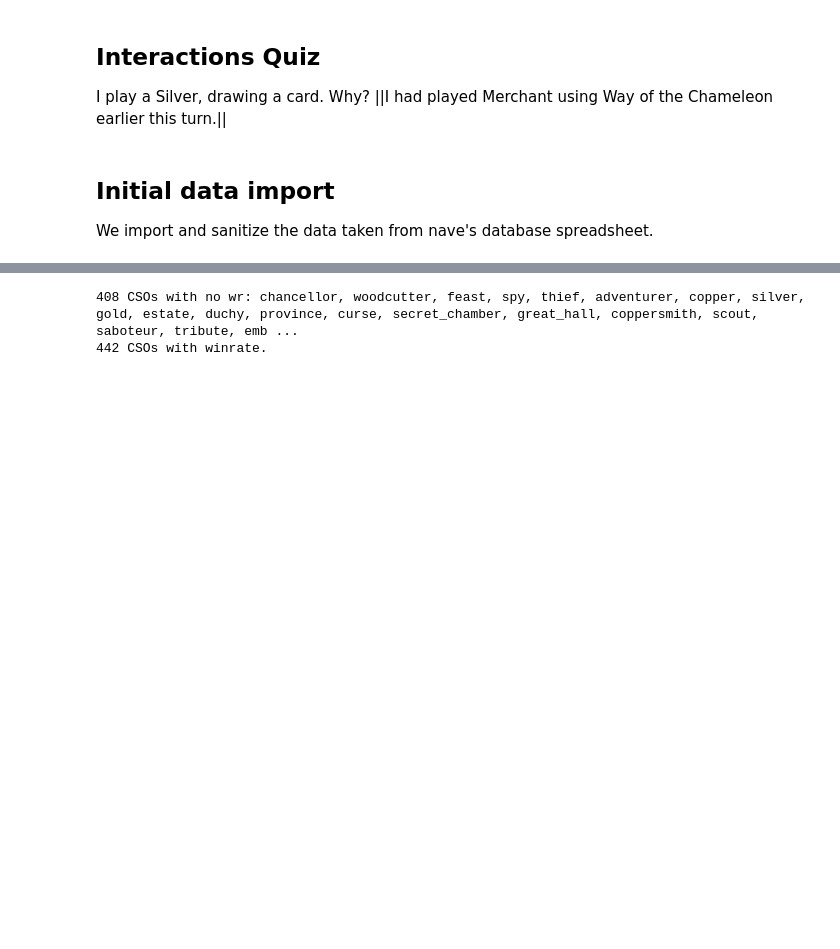
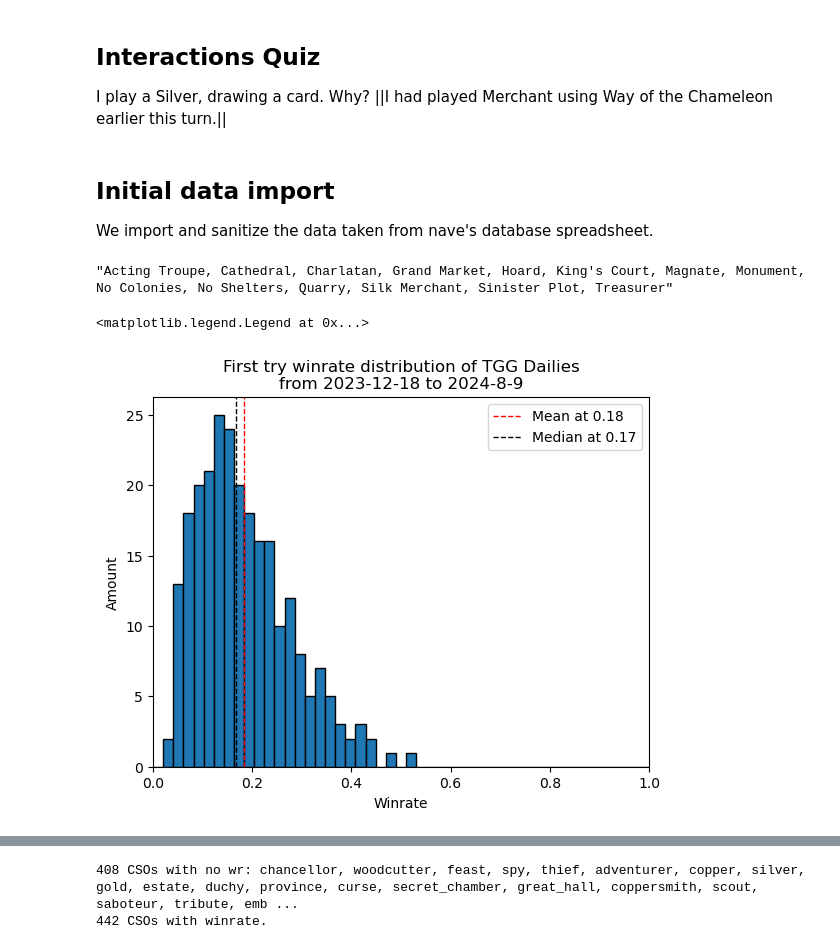
Before and after one commit to Fabian-Balzer/Randomkingdominion, a Jupyter notebook: scripts/analyse_interactions.ipynb, the cells around one changed output, grey strips where cells are left out. Saved outputs shown, nothing was run; the diff lists cells and outputs as text; code cells hidden in the pictures; blank space fills up the shorter version.

Commit message:
Added a few interactions and updated Dailies.

```diff
--- a/scripts/analyse_interactions.ipynb
+++ b/scripts/analyse_interactions.ipynb
@@ -113,4 +119,38 @@ We import and sanitize the data taken from nave's database spreadsheet.
 # %%
 man = rk.KingdomManager()
 man.load_tgg_dailies()
-man.dataframe_repr
+man.load_qualities()
+df = man.dataframe_repr
+# %%
+man.get_kingdom_by_name("2024-1-4").get_dombot_csv_string()
+# %% [output]
+"Acting Troupe, Cathedral, Charlatan, Grand Market, Hoard, King's Court, Magnate, Monument, No Colonies, No Shelters, Quarry, Silk Merchant, Sinister Plot, Treasurer"
+# %%
+def get_engine_quality(qualities: dict[str, int]) -> int:
+    total_qual = 0
+    important_quals = ["village", "draw", "thinning", "gain"]
+    if all([qualities[q] > 0 for q in important_quals]):
+        total_qual += 1
+    if all([qualities[q] > 1 for q in important_quals]):
+        total_qual += 1
+    if all([qualities[q] > 2 for q in important_quals]):
+        total_qual += 1
+    return total_qual
+df["engine_quality"] = df["qualities"].apply(get_engine_quality)
+# %%
+import matplotlib.pyplot as plt
+sub_df = df[df["winrate"] != ""].copy()
+plt.hist(sub_df["winrate"].astype(float), bins=np.linspace(0, 1, 50), density=False, linestyle='solid', edgecolor='black')
+title = f"First try winrate distribution of TGG Dailies\nfrom {sub_df['name'].min()} to {sub_df['name'].max()}"
+plt.title(title)
+plt.xlabel("Winrate")
+plt.ylabel("Amount")
+plt.xlim(0, 1)
+mean = sub_df["winrate"].astype(float).mean()
+plt.axvline(mean, color='r', linestyle='dashed', linewidth=1, label=f"Mean at {mean:.2f}")
+median = sub_df["winrate"].astype(float).median()
+plt.axvline(median, color='k', linestyle='dashed', linewidth=1, label=f"Median at {median:.2f}")
+plt.legend()
+# %% [output]
+<matplotlib.legend.Legend at 0x...>
+[figure, added]
```
Also changed, not shown: parts of 4 cells of this notebook, 10 other files.
